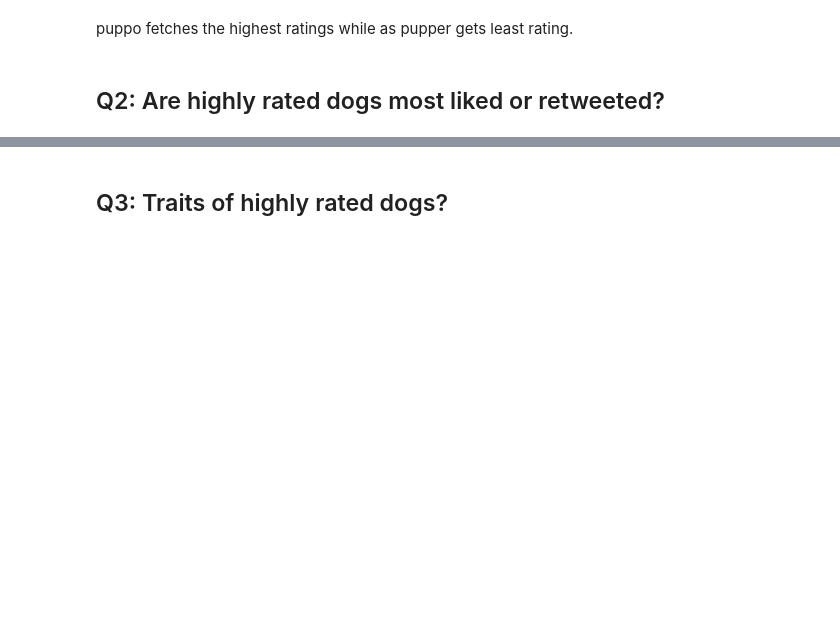
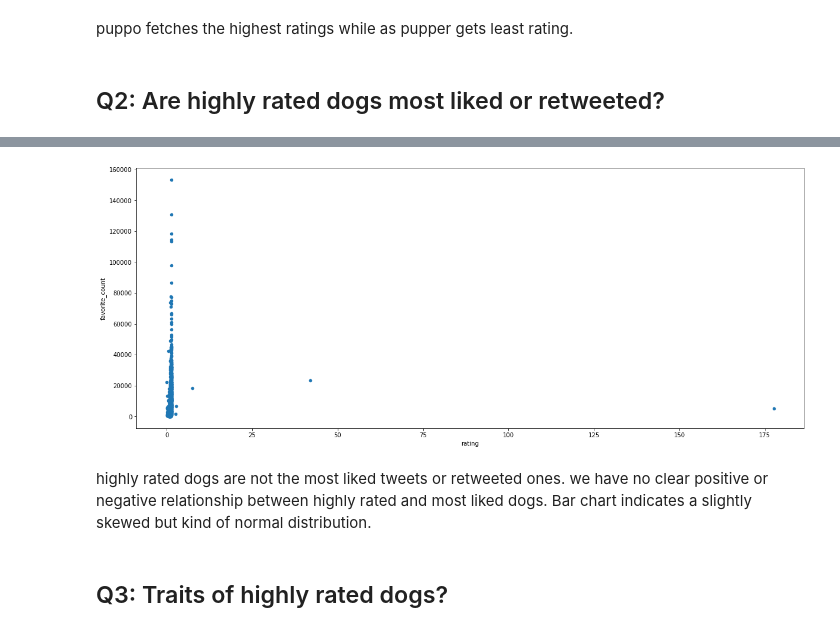
Before and after one commit to SidraEffendi/data-wrangling, a Jupyter notebook: wrangle_act.ipynb, the cells around one changed output, grey strips where cells are left out. Saved outputs shown, nothing was run; the diff lists cells and outputs as text; code cells hidden in the pictures; blank space fills up the shorter version.

Commit message:
explored various relationships between different data columns

```diff
--- a/wrangle_act.ipynb
+++ b/wrangle_act.ipynb
@@ -983,3 +981,10 @@ hoghly rated dogs are not the most liked tweets or retweeted ones.
+# %%
+t_archive_clean.plot(x="rating", y="favorite_count",kind ='scatter',figsize=(20,8));
+# %% [output]
+[figure, added]
+# %% [markdown]
+highly rated dogs are not the most liked tweets or retweeted ones. we have no clear positive or negative relationship between highly rated and most liked dogs.
+Bar chart indicates a slightly skewed but kind of normal distribution.
 # %% [markdown]
 ## Q3: Traits of highly rated dogs?
 # %%
```
Also changed, not shown: parts of 14 cells of this notebook.
